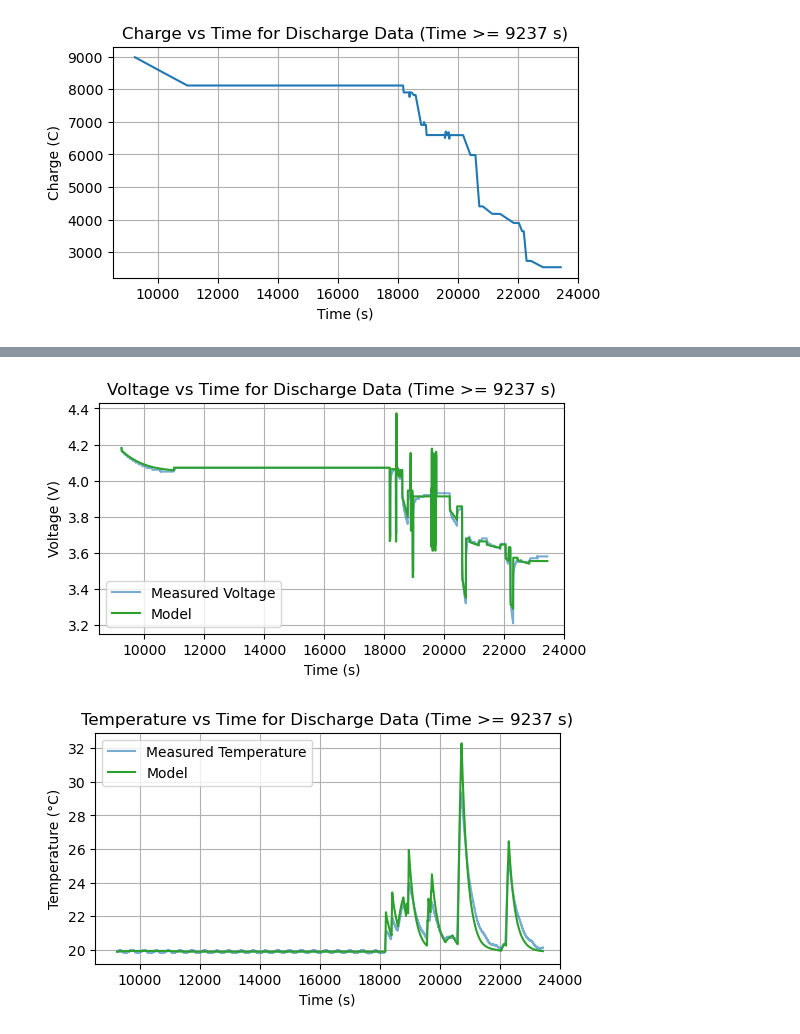
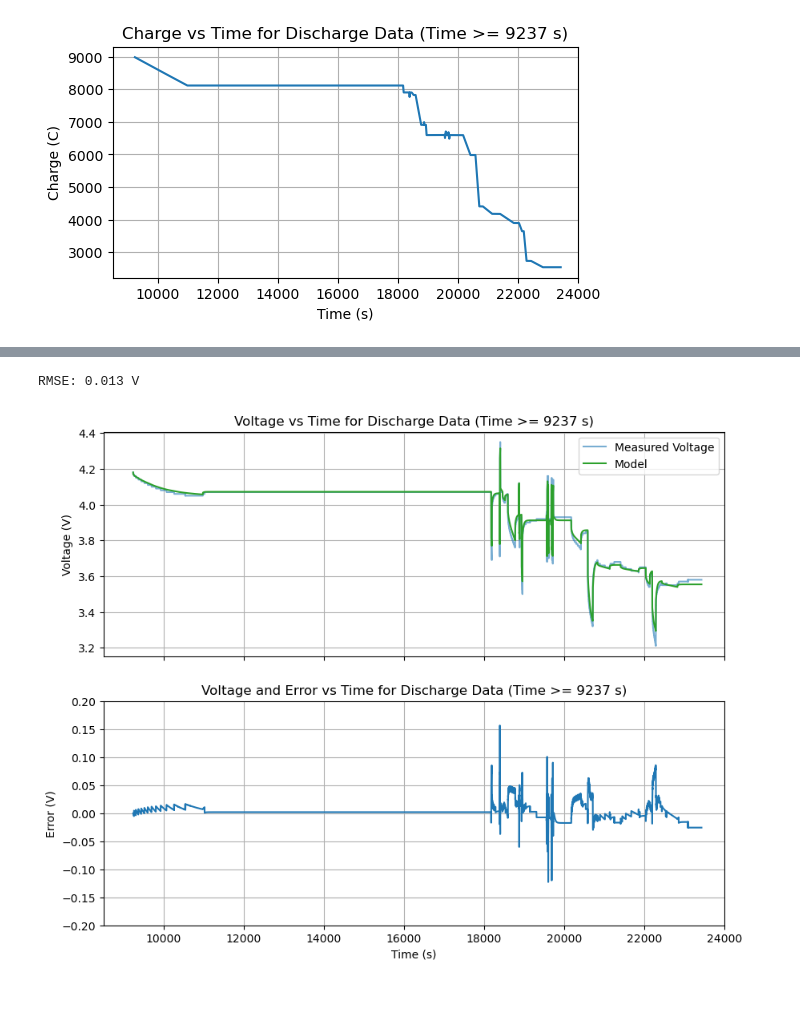
Before and after one commit to ryanlleung/FCTT-Project-3, a Jupyter notebook: part3.ipynb, the cells around one changed output, grey strips where cells are left out. Saved outputs shown, nothing was run; the diff lists cells and outputs as text; code cells hidden in the pictures; blank space fills up the shorter version.

```diff
--- a/part3.ipynb
+++ b/part3.ipynb
@@ -294,26 +295,28 @@ Initial v_term = 4.18 V
-# %%
-fig = plt.subplots(figsize=(6, 3))
-plt.plot(BT_discharge['Time (s)'], dis_voltage_array, label='Measured Voltage', alpha=0.6)
-plt.plot(BT_discharge['Time (s)'], v_term, label='Model', color='C2')
-plt.title('Voltage vs Time for Discharge Data (Time >= 9237 s)')
-plt.xlabel('Time (s)')
-plt.ylabel('Voltage (V)')
-plt.xlim(8500, 24000)
-plt.legend()
-plt.grid()
-plt.show()
-# %% [output]
-[figure, removed]
-# %%
-fig = plt.subplots(figsize=(6, 3))
-plt.plot(BT_discharge['Time (s)'], BT_discharge['Temperature'], label='Measured Temperature', alpha=0.6)
-plt.plot(BT_discharge['Time (s)'], T_cell-273.15, label='Model', color='C2')
-plt.title('Temperature vs Time for Discharge Data (Time >= 9237 s)')
-plt.xlabel('Time (s)')
-plt.ylabel('Temperature (°C)')
-plt.xlim(8500, 24000)
-plt.legend()
-plt.grid()
-plt.show()
-# %% [output]
-[figure, removed]
+# %%
+# Error Calculation
+error_array = v_term - dis_voltage_array
+rmse = np.sqrt(np.mean(error_array**2))
+print(f'RMSE: {round(rmse, 3)} V')
+
+# Plot
+fig, ax = plt.subplots(2, 1, figsize=(10, 8), sharex=True)
+
+ax[0].plot(BT_discharge['Time (s)'], dis_voltage_array, label='Measured Voltage', alpha=0.6)
+ax[0].plot(BT_discharge['Time (s)'], v_term, label='Model', color='C2')
+ax[0].set_ylabel('Voltage (V)')
+ax[0].set_title('Voltage vs Time for Discharge Data (Time >= 9237 s)')
+ax[0].legend()
+ax[0].grid()
+
+ax[1].plot(BT_discharge['Time (s)'], error_array)
+ax[1].set_xlabel('Time (s)')
+ax[1].set_ylabel('Error (V)')
+ax[1].set_xlim(8500, 24000)
+ax[1].set_ylim(-0.2, 0.2)
+ax[1].grid()
+
+plt.title('Voltage and Error vs Time for Discharge Data (Time >= 9237 s)')
+plt.show()
+# %% [output]
+RMSE: 0.013 V
+[figure, added]
```
Also changed, not shown: parts of 7 cells of this notebook, 4 other files.
